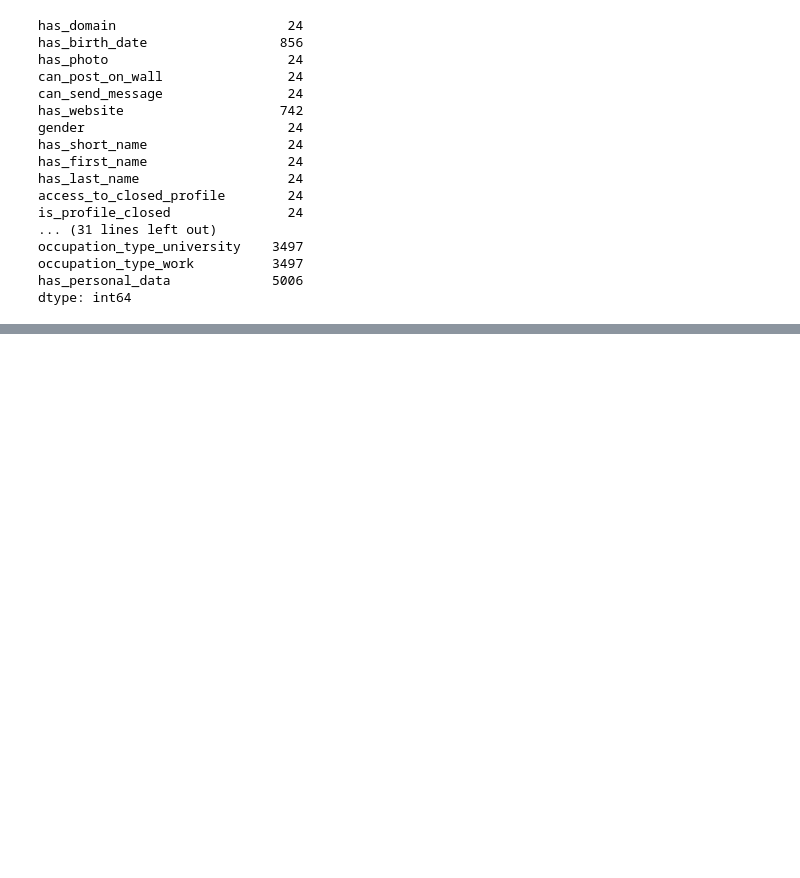
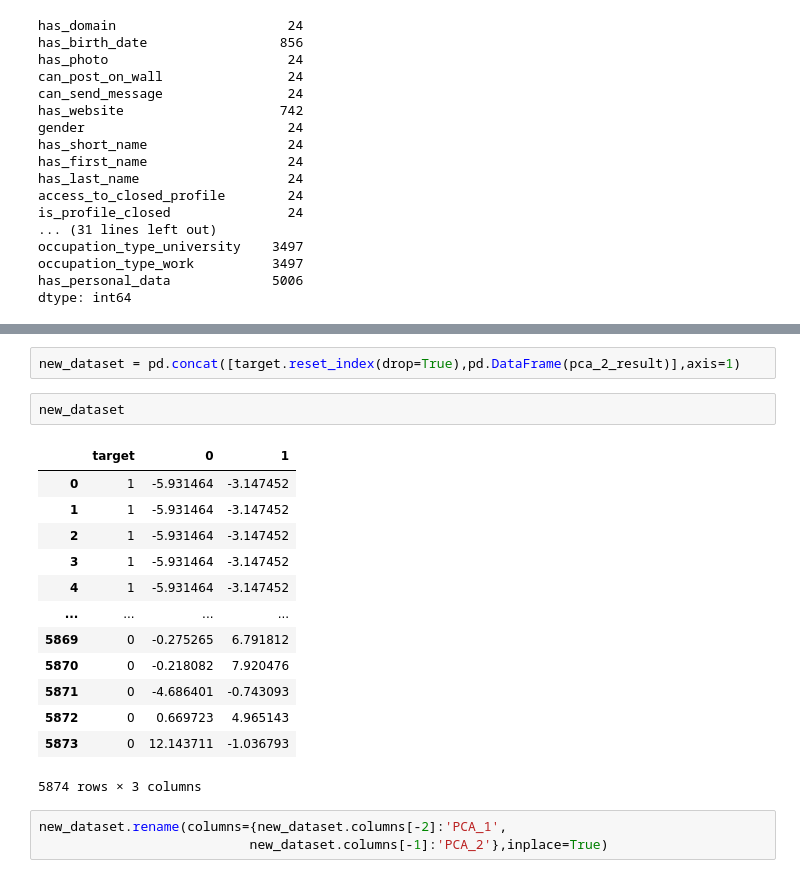
Before and after one commit to Foxtrot123-png/Kraggle, a Jupyter notebook: users-vs-bots-classification.ipynb, the cells around one changed output, grey strips where cells are left out. Cells and saved outputs as stored; diff of their text form; blank space fills up the shorter version.

```diff
--- a/users-vs-bots-classification.ipynb
+++ b/users-vs-bots-classification.ipynb
@@ -178,0 +246,21 @@ df_encoded
+# %%
+new_dataset = pd.concat([target.reset_index(drop=True),pd.DataFrame(pca_2_result)],axis=1)
+# %%
+new_dataset
+# %% [output]
+|  | target | 0 | 1 |
+| 0 | 1 | -5.931464 | -3.147452 |
+| 1 | 1 | -5.931464 | -3.147452 |
+| 2 | 1 | -5.931464 | -3.147452 |
+| 3 | 1 | -5.931464 | -3.147452 |
+| 4 | 1 | -5.931464 | -3.147452 |
+| ... | ... | ... | ... |
+| 5869 | 0 | -0.275265 | 6.791812 |
+| 5870 | 0 | -0.218082 | 7.920476 |
+| 5871 | 0 | -4.686401 | -0.743093 |
+| 5872 | 0 | 0.669723 | 4.965143 |
+| 5873 | 0 | 12.143711 | -1.036793 |
+5874 rows × 3 columns
+# %%
+new_dataset.rename(columns={new_dataset.columns[-2]:'PCA_1',
+                           new_dataset.columns[-1]:'PCA_2'},inplace=True)
```
Also changed, not shown: parts of 11 cells of this notebook.
